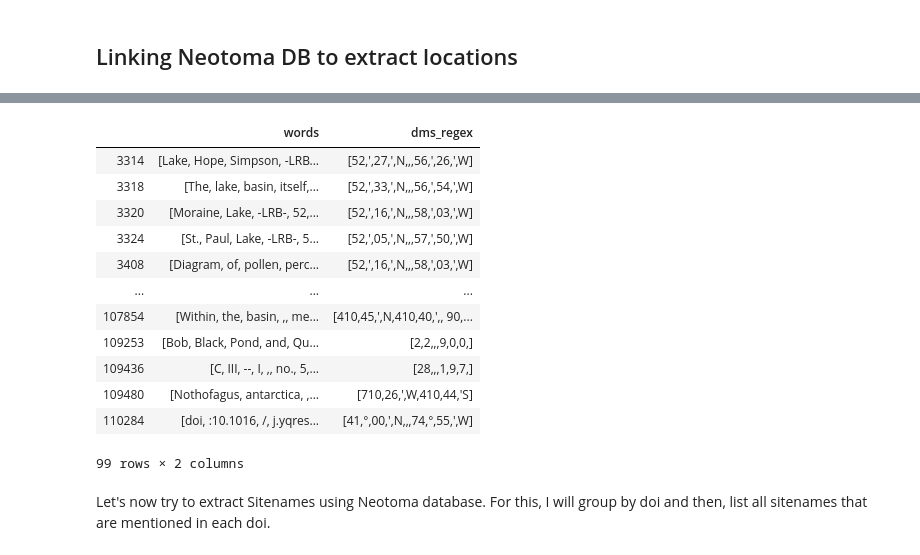
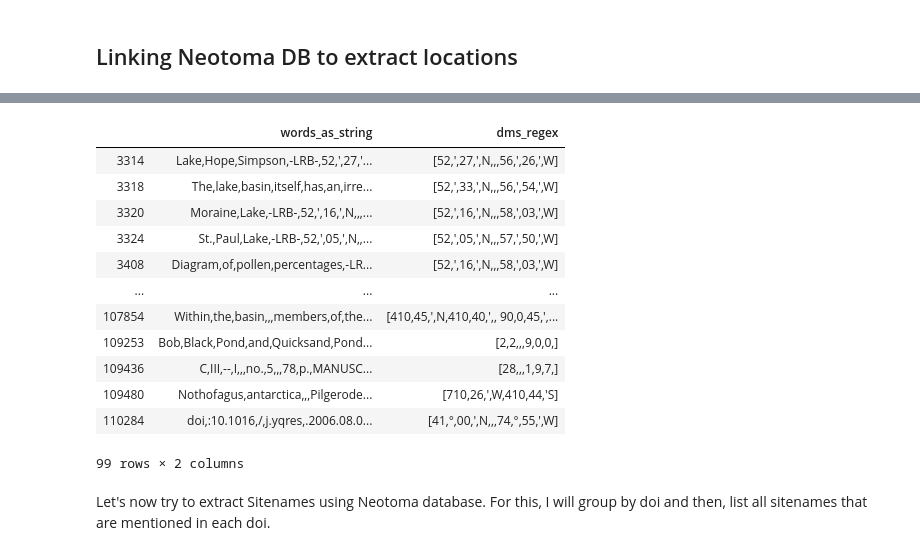
Before and after one commit to throughput-ec/UnacquiredSites, a Jupyter notebook: ML_Record_Mining_JN.ipynb, the cells around one changed output, grey strips where cells are left out. Drawn from its saved outputs; the diff is of its cells as text; code cells hidden in the pictures.

```diff
--- a/ML_Record_Mining_JN.ipynb
+++ b/ML_Record_Mining_JN.ipynb
@@ -17,7 +17,7 @@ import re
 from src.config import config
 # %%
 # Options for DF display
-pd.set_option('display.max_colwidth', 300)
+pd.set_option('display.max_colwidth', 50)
 pd.set_option('display.max_rows', 10)
 
 #pd.set_option('display.max_rows', None)
@@ -421,21 +420,22 @@ print(nlp_bib.shape)
 # %%
 # Filter df to just frames that has REGEX longer than one
 mask = (nlp_bib['dms_regex'].str.len() > 0)
+# print(mask.shape)
 nlp_bib = nlp_bib.loc[mask]
-nlp_bib[['words','dms_regex']].head(100)
+nlp_bib[['words_as_string','dms_regex']]
 # %% [output]
-|  | words | dms_regex |
-| 3314 | [Lake, Hope, Simpson, -LRB... | [52,',27,',N,,,56,',26,',W] |
-| 3318 | [The, lake, basin, itself,... | [52,',33,',N,,,56,',54,',W] |
-| 3320 | [Moraine, Lake, -LRB-, 52,... | [52,',16,',N,,,58,',03,',W] |
-| 3324 | [St., Paul, Lake, -LRB-, 5... | [52,',05,',N,,,57,',50,',W] |
-| 3408 | [Diagram, of, pollen, perc... | [52,',16,',N,,,58,',03,',W] |
+|  | words_as_string | dms_regex |
+| 3314 | Lake,Hope,Simpson,-LRB-,52,',27,'... | [52,',27,',N,,,56,',26,',W] |
+| 3318 | The,lake,basin,itself,has,an,irre... | [52,',33,',N,,,56,',54,',W] |
+| 3320 | Moraine,Lake,-LRB-,52,',16,',N,,,... | [52,',16,',N,,,58,',03,',W] |
+| 3324 | St.,Paul,Lake,-LRB-,52,',05,',N,,... | [52,',05,',N,,,57,',50,',W] |
+| 3408 | Diagram,of,pollen,percentages,-LR... | [52,',16,',N,,,58,',03,',W] |
 | ... | ... | ... |
-| 107854 | [Within, the, basin, ,, me... | [410,45,',N,410,40,',, 90,... |
-| 109253 | [Bob, Black, Pond, and, Qu... | [2,2,,,9,0,0,] |
-| 109436 | [C, III, --, I, ,, no., 5,... | [28,,,1,9,7,] |
-| 109480 | [Nothofagus, antarctica, ,... | [710,26,',W,410,44,'S] |
-| 110284 | [doi, :10.1016, /, j.yqres... | [41,°,00,′,N,,,74,°,55,′,W] |
+| 107854 | Within,the,basin,,,members,of,the... | [410,45,',N,410,40,',, 90,0,45,',... |
+| 109253 | Bob,Black,Pond,and,Quicksand,Pond... | [2,2,,,9,0,0,] |
+| 109436 | C,III,--,I,,,no.,5,,,78,p.,MANUSC... | [28,,,1,9,7,] |
+| 109480 | Nothofagus,antarctica,,,Pilgerode... | [710,26,',W,410,44,'S] |
+| 110284 | doi,:10.1016,/,j.yqres,.2006.08.0... | [41,°,00,′,N,,,74,°,55,′,W] |
 99 rows × 2 columns
 # %% [markdown]
 Let's now try to extract Sitenames using Neotoma database. For this, I will group by doi and then, list all sitenames that are mentioned in each doi.
```
Also changed, not shown: parts of 24 cells of this notebook.
